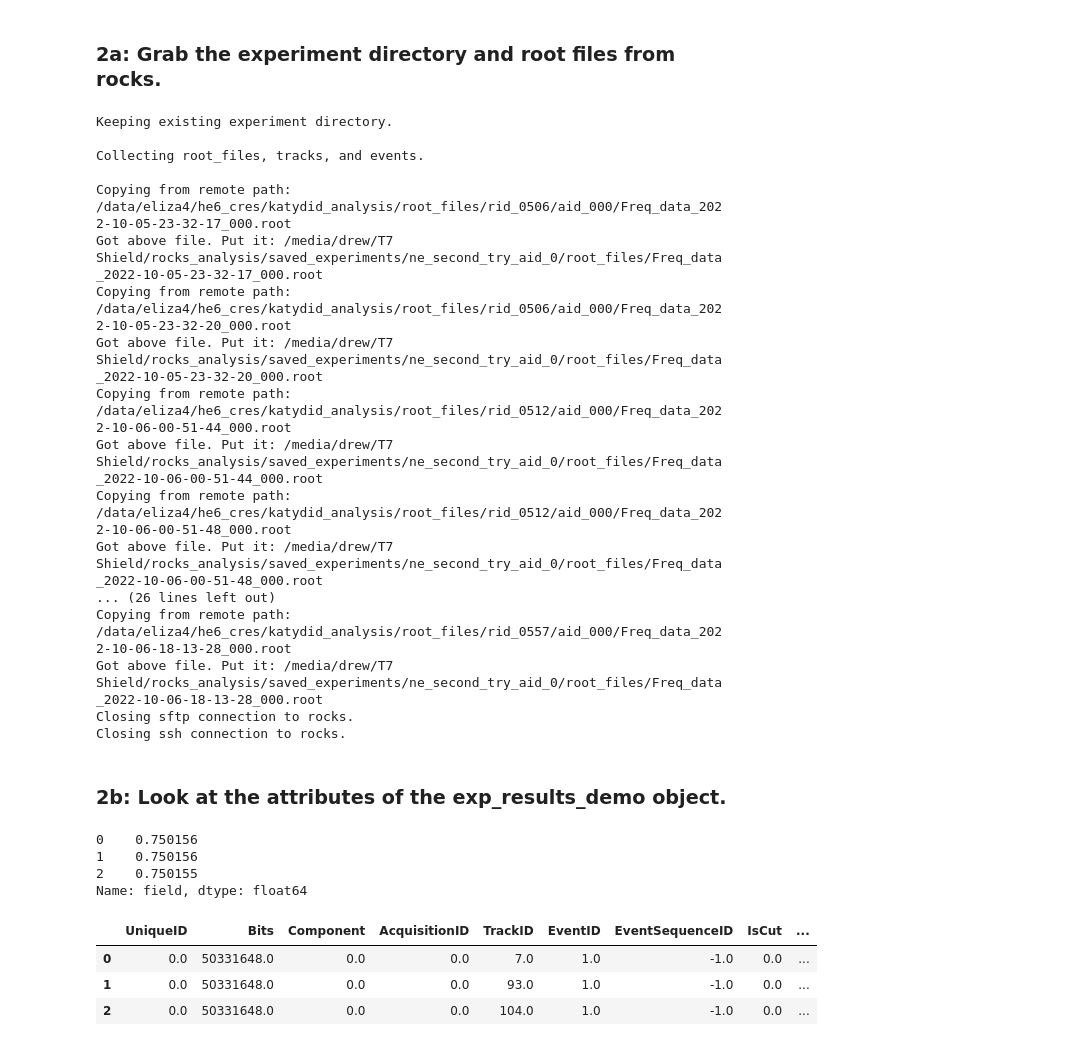
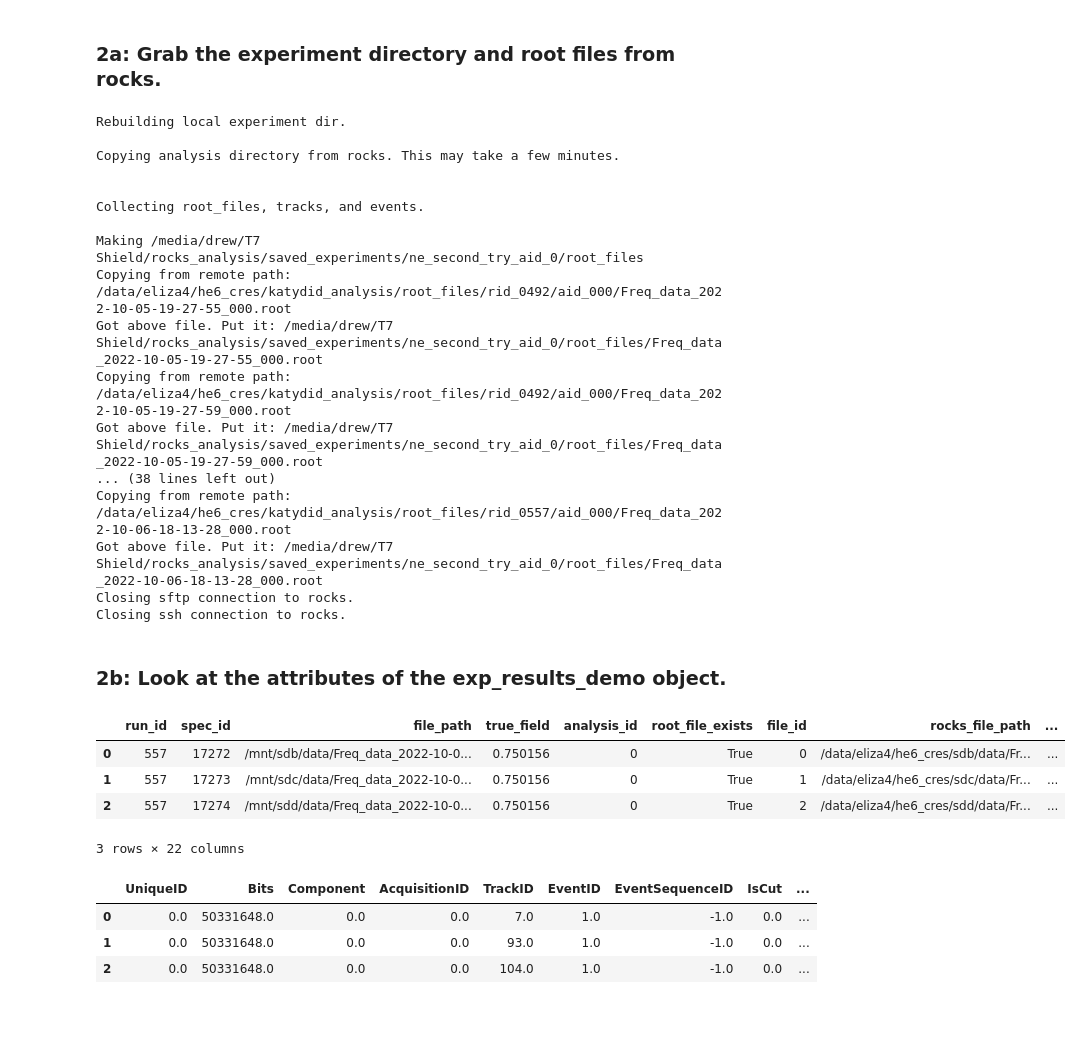
Before and after one commit to Helium6CRES/rocks_analysis_pipeline, a Jupyter notebook: rocks_analysis_demo_10122022.ipynb, the cells around one changed output. Cells and saved outputs as stored; diff of their text form; code cells hidden in the pictures; blank space fills up the shorter version.

```diff
--- a/rocks_analysis_demo_10122022.ipynb
+++ b/rocks_analysis_demo_10122022.ipynb
@@ -68,7 +68,7 @@ experiment_name = "ne_second_try"
 analysis_id = 0
 include_root_files=True
 max_root_files_to_grab = 2
-rebuild_experiment_dir=False
+rebuild_experiment_dir=True
 # %%
 exp_results_demo = ExperimentResults(local_dir = local_dir,
                                      experiment_name = experiment_name,
@@ -78,19 +78,19 @@ exp_results_demo = ExperimentResults(local_dir = local_dir,
                                      rebuild_experiment_dir=rebuild_experiment_dir,
                                     )
 # %% [output]
-Keeping existing experiment directory.
+Rebuilding local experiment dir.
+
+Copying analysis directory from rocks. This may take a few minutes.
+
 
 Collecting root_files, tracks, and events.
 
-Copying from remote path:  /data/eliza4/he6_cres/katydid_analysis/root_files/rid_0506/aid_000/Freq_data_2022-10-05-23-32-17_000.root
-Got above file. Put it: /media/drew/T7 Shield/rocks_analysis/saved_experiments/ne_second_try_aid_0/root_files/Freq_data_2022-10-05-23-32-17_000.root
-Copying from remote path:  /data/eliza4/he6_cres/katydid_analysis/root_files/rid_0506/aid_000/Freq_data_2022-10-05-23-32-20_000.root
-Got above file. Put it: /media/drew/T7 Shield/rocks_analysis/saved_experiments/ne_second_try_aid_0/root_files/Freq_data_2022-10-05-23-32-20_000.root
-Copying from remote path:  /data/eliza4/he6_cres/katydid_analysis/root_files/rid_0512/aid_000/Freq_data_2022-10-06-00-51-44_000.root
-Got above file. Put it: /media/drew/T7 Shield/rocks_analysis/saved_experiments/ne_second_try_aid_0/root_files/Freq_data_2022-10-06-00-51-44_000.root
-Copying from remote path:  /data/eliza4/he6_cres/katydid_analysis/root_files/rid_0512/aid_000/Freq_data_2022-10-06-00-51-48_000.root
-Got above file. Put it: /media/drew/T7 Shield/rocks_analysis/saved_experiments/ne_second_try_aid_0/root_files/Freq_data_2022-10-06-00-51-48_000.root
-... (26 lines left out)
+Making /media/drew/T7 Shield/rocks_analysis/saved_experiments/ne_second_try_aid_0/root_files
+Copying from remote path:  /data/eliza4/he6_cres/katydid_analysis/root_files/rid_0492/aid_000/Freq_data_2022-10-05-19-27-55_000.root
+Got above file. Put it: /media/drew/T7 Shield/rocks_analysis/saved_experiments/ne_second_try_aid_0/root_files/Freq_data_2022-10-05-19-27-55_000.root
+Copying from remote path:  /data/eliza4/he6_cres/katydid_analysis/root_files/rid_0492/aid_000/Freq_data_2022-10-05-19-27-59_000.root
+Got above file. Put it: /media/drew/T7 Shield/rocks_analysis/saved_experiments/ne_second_try_aid_0/root_files/Freq_data_2022-10-05-19-27-59_000.root
+... (38 lines left out)
 Copying from remote path:  /data/eliza4/he6_cres/katydid_analysis/root_files/rid_0557/aid_000/Freq_data_2022-10-06-18-13-28_000.root
 Got above file. Put it: /media/drew/T7 Shield/rocks_analysis/saved_experiments/ne_second_try_aid_0/root_files/Freq_data_2022-10-06-18-13-28_000.root
 Closing sftp connection to rocks.
@@ -98,12 +98,13 @@ Closing ssh connection to rocks.
 # %% [markdown]
 ### 2b: Look at the attributes of the exp_results_demo object.
 # %%
-exp_results_demo.root_files.field.head(3)
+exp_results_demo.root_files.head(3)
 # %% [output]
+|  | run_id | spec_id | file_path | true_field | analysis_id | root_file_exists | file_id | rocks_file_path | ... |
+| 0 | 557 | 17272 | /mnt/sdb/data/Freq_data_2022-10-0... | 0.750156 | 0 | True | 0 | /data/eliza4/he6_cres/sdb/data/Fr... | ... |
+| 1 | 557 | 17273 | /mnt/sdc/data/Freq_data_2022-10-0... | 0.750156 | 0 | True | 1 | /data/eliza4/he6_cres/sdc/data/Fr... | ... |
+| 2 | 557 | 17274 | /mnt/sdd/data/Freq_data_2022-10-0... | 0.750156 | 0 | True | 2 | /data/eliza4/he6_cres/sdd/data/Fr... | ... |
-0    0.750156
-1    0.750156
-2    0.750155
-Name: field, dtype: float64
+3 rows × 22 columns
 # %%
 exp_results_demo.tracks.head(3)
 # %% [output]
```
Also changed, not shown: parts of 4 cells of this notebook, 1 other file.
